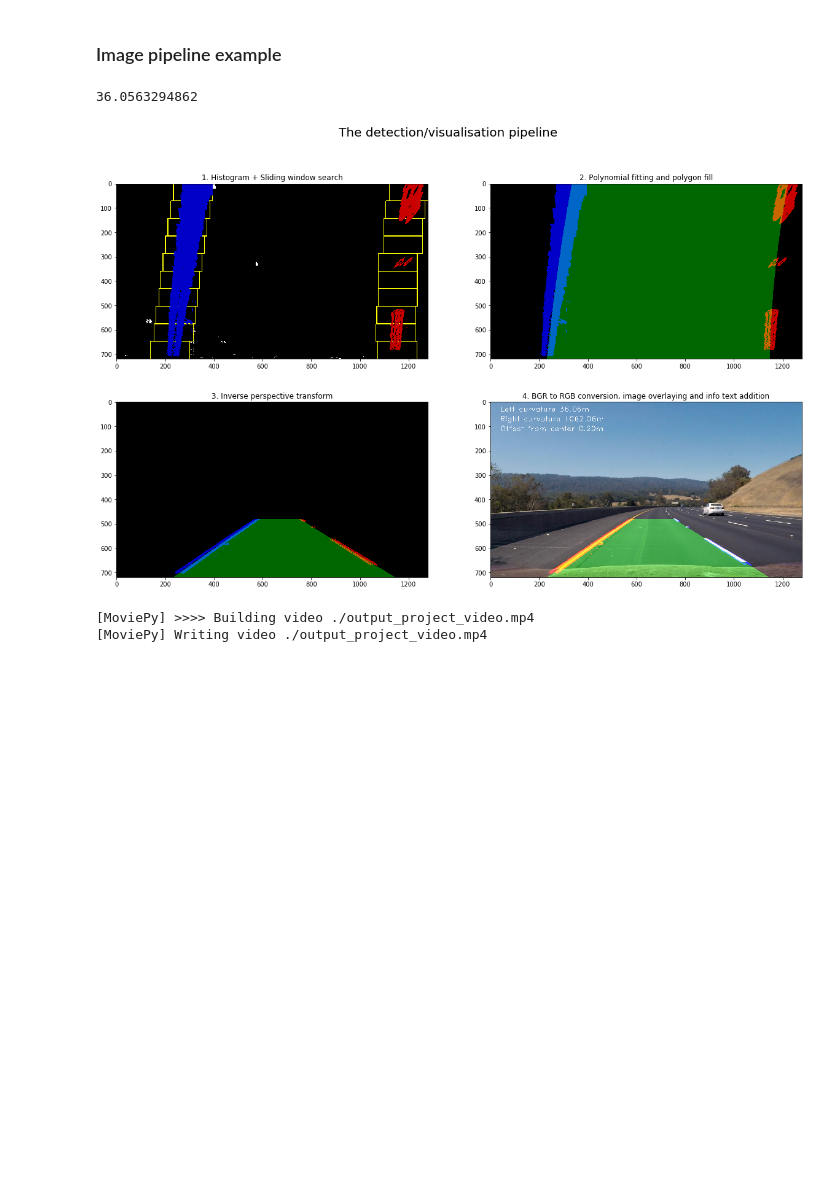
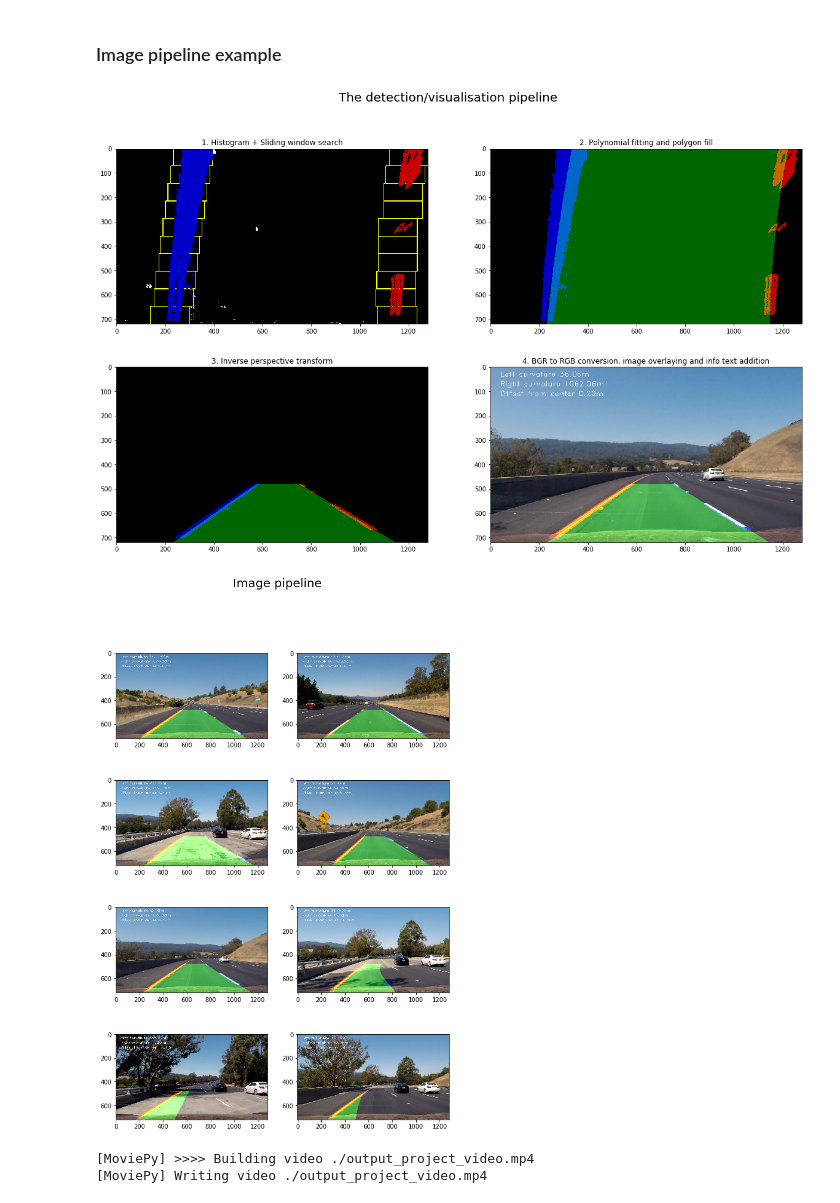
Before and after one commit to Charles-Catta/Advanced-Lane-Finder, a Jupyter notebook: LaneFinding.ipynb, the cells around one changed output. Cells and saved outputs as stored; diff of their text form; code cells hidden in the pictures; blank space fills up the shorter version.

```diff
--- a/LaneFinding.ipynb
+++ b/LaneFinding.ipynb
@@ -482,7 +482,7 @@ example = cv2.imread("test_images/test3.jpg")
 binary = thresholder(example)
 view = example_camera.birds_eye_view(binary)
 lane = lane_finder(view)
-print(lane["left_curvature"])
+
 plt.figure(figsize=(20, 12)).suptitle("The detection/visualisation pipeline", size=20)
 
 plt.subplot(2, 2, 1).set_title("1. Histogram + Sliding window search")
@@ -504,8 +504,27 @@ plt.show()
 
 del example_camera
 # %% [output]
-36.0563294862
 [figure]
+# %%
+test_imgs = glob("test_images/*.jpg")
+
+example_camera = LaneCamera(camera_calibration_file="camera_cal/calibration_data.npy")
+
+plt.figure(figsize=(10, 15)).suptitle("Image pipeline", size=20)
+for idx, img in enumerate(test_imgs):
+    plt.subplot(4, len(test_imgs)//4, idx+1)
+    img = cv2.imread(img)
+    binary = thresholder(img)
+    view = example_camera.birds_eye_view(binary)
+    lane = lane_finder(view)
+    hud = overlay(img, lane)
+    hud_inv = test_camera.inverse_birds_eye_view(hud)
+    final_view = cv2.cvtColor(cv2.addWeighted(img, 1, hud_inv, 1, 0), cv2.COLOR_BGR2RGB)
+    final_view = data_info(final_view, lane)
+    plt.imshow(final_view)
+plt.show()
+# %% [output]
+[figure, added]
 # %%
 class LaneSmoother(object):
     def __init__(self,
```
Also changed, not shown: parts of 1 cell of this notebook, 7 other files.
